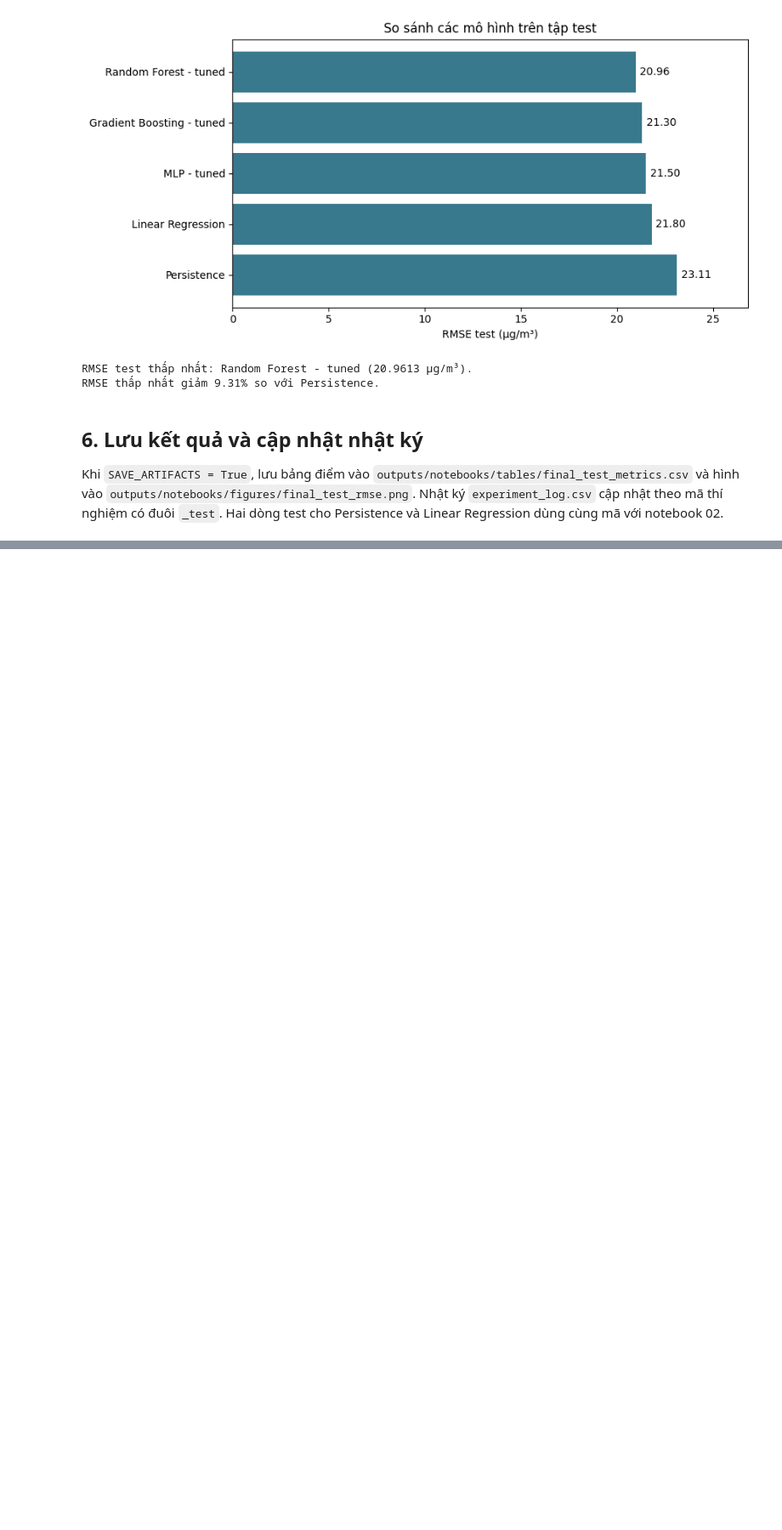
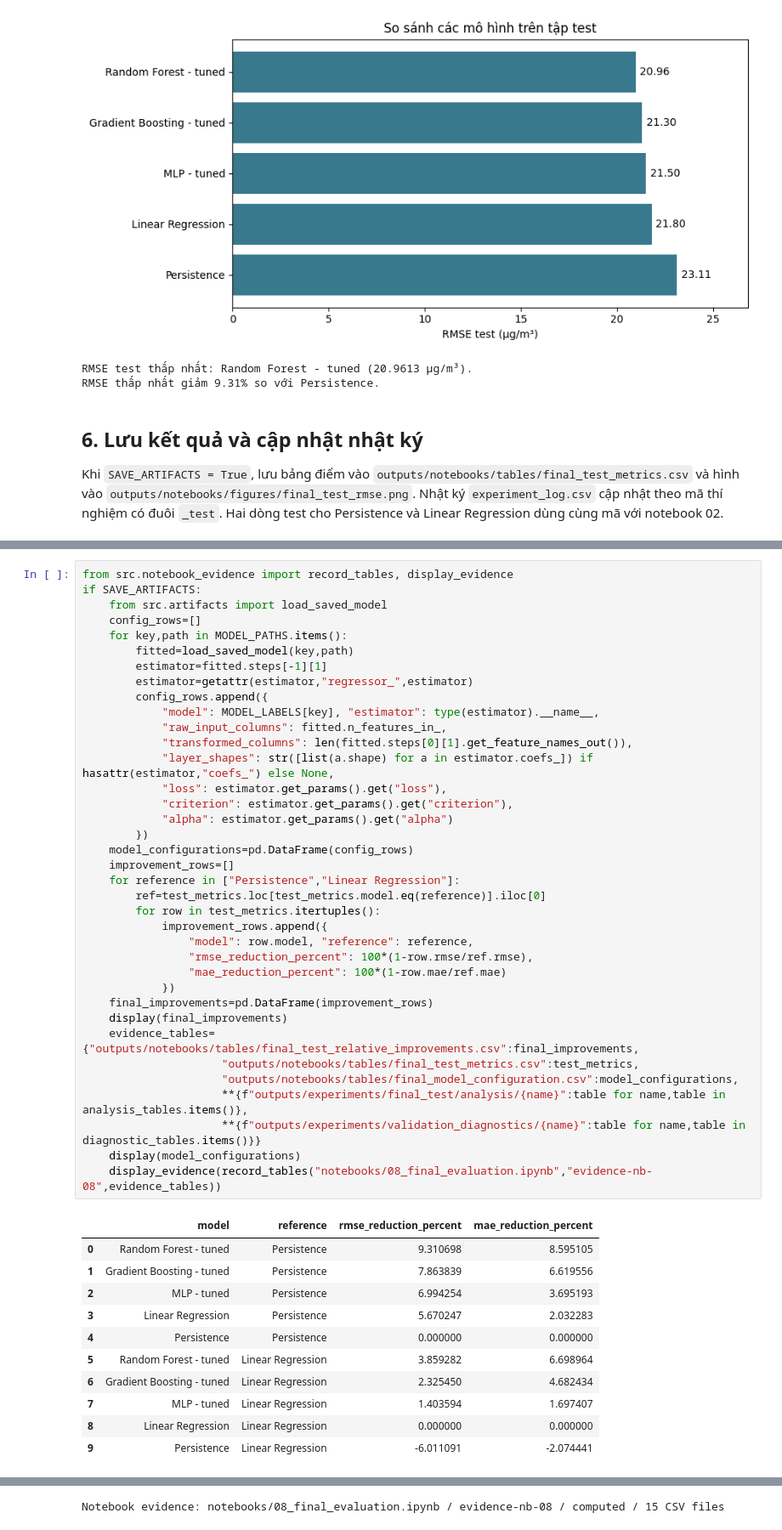
Before and after one commit to bjruly/sgu_finalproject_machinelearning_2026-2027, a Jupyter notebook: notebooks/08_final_evaluation.ipynb, the cells around one changed output, grey strips where cells are left out. Shown at 85% size. Saved outputs shown, nothing was run; the diff lists cells and outputs as text; blank space fills up the shorter version.

```diff
--- a/notebooks/08_final_evaluation.ipynb
+++ b/notebooks/08_final_evaluation.ipynb
@@ -202,0 +313,49 @@ if SAVE_ARTIFACTS:
+# %%
+from src.notebook_evidence import record_tables, display_evidence
+if SAVE_ARTIFACTS:
+    from src.artifacts import load_saved_model
+    config_rows=[]
+    for key,path in MODEL_PATHS.items():
+        fitted=load_saved_model(key,path)
+        estimator=fitted.steps[-1][1]
+        estimator=getattr(estimator,"regressor_",estimator)
+        config_rows.append({
+            "model": MODEL_LABELS[key], "estimator": type(estimator).__name__,
+            "raw_input_columns": fitted.n_features_in_,
+            "transformed_columns": len(fitted.steps[0][1].get_feature_names_out()),
+            "layer_shapes": str([list(a.shape) for a in estimator.coefs_]) if hasattr(estimator,"coefs_") else None,
+            "loss": estimator.get_params().get("loss"),
+            "criterion": estimator.get_params().get("criterion"),
+            "alpha": estimator.get_params().get("alpha")
+        })
+    model_configurations=pd.DataFrame(config_rows)
+    improvement_rows=[]
+    for reference in ["Persistence","Linear Regression"]:
+        ref=test_metrics.loc[test_metrics.model.eq(reference)].iloc[0]
+        for row in test_metrics.itertuples():
+            improvement_rows.append({
+                "model": row.model, "reference": reference,
+                "rmse_reduction_percent": 100*(1-row.rmse/ref.rmse),
+                "mae_reduction_percent": 100*(1-row.mae/ref.mae)
+            })
+    final_improvements=pd.DataFrame(improvement_rows)
+    display(final_improvements)
+    evidence_tables={"outputs/notebooks/tables/final_test_relative_improvements.csv":final_improvements,
+                     "outputs/notebooks/tables/final_test_metrics.csv":test_metrics,
+                     "outputs/notebooks/tables/final_model_configuration.csv":model_configurations,
+                     **{f"outputs/experiments/final_test/analysis/{name}":table for name,table in analysis_tables.items()},
+                     **{f"outputs/experiments/validation_diagnostics/{name}":table for name,table in diagnostic_tables.items()}}
+    display(model_configurations)
+    display_evidence(record_tables("notebooks/08_final_evaluation.ipynb","evidence-nb-08",evidence_tables))
+# %% [output]
+|  | model | reference | rmse_reduction_percent | mae_reduction_percent |
+| 0 | Random Forest - tuned | Persistence | 9.310698 | 8.595105 |
+| 1 | Gradient Boosting - tuned | Persistence | 7.863839 | 6.619556 |
+| 2 | MLP - tuned | Persistence | 6.994254 | 3.695193 |
+| 3 | Linear Regression | Persistence | 5.670247 | 2.032283 |
+| 4 | Persistence | Persistence | 0.000000 | 0.000000 |
+| 5 | Random Forest - tuned | Linear Regression | 3.859282 | 6.698964 |
+| 6 | Gradient Boosting - tuned | Linear Regression | 2.325450 | 4.682434 |
+| 7 | MLP - tuned | Linear Regression | 1.403594 | 1.697407 |
+| 8 | Linear Regression | Linear Regression | 0.000000 | 0.000000 |
+| 9 | Persistence | Linear Regression | -6.011091 | -2.074441 |
@@ -202,0 +367 @@ if SAVE_ARTIFACTS:
+Notebook evidence: notebooks/08_final_evaluation.ipynb / evidence-nb-08 / computed / 15 CSV files
```
Also changed, not shown: parts of 10 cells of this notebook, 16 other files.
